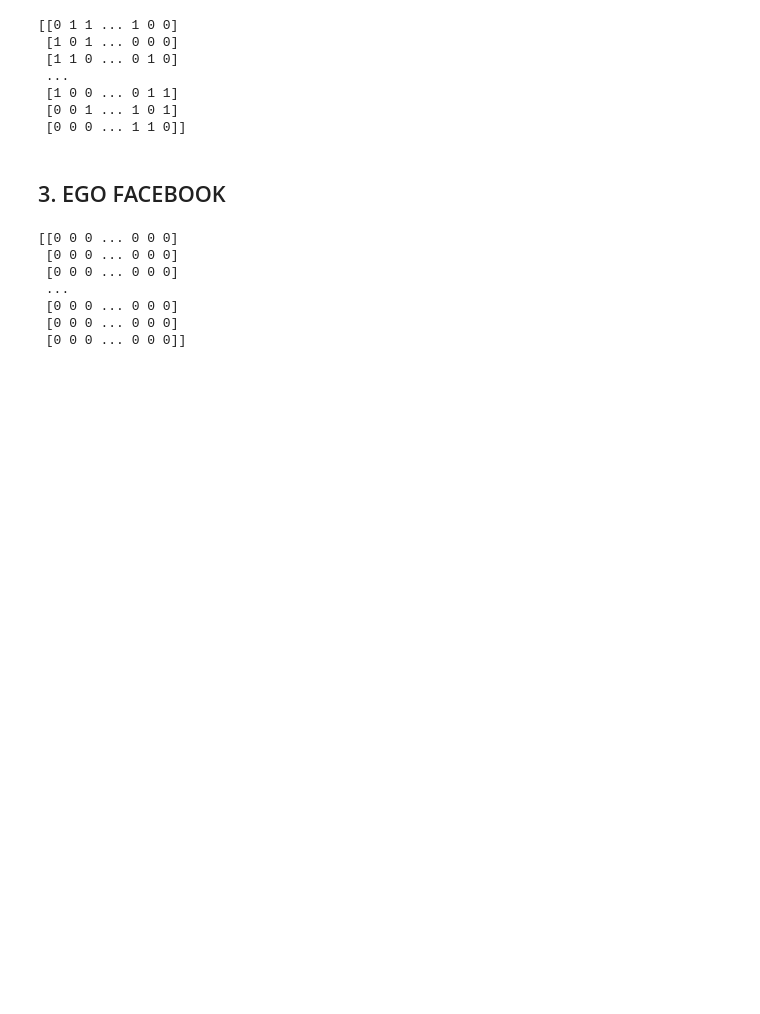
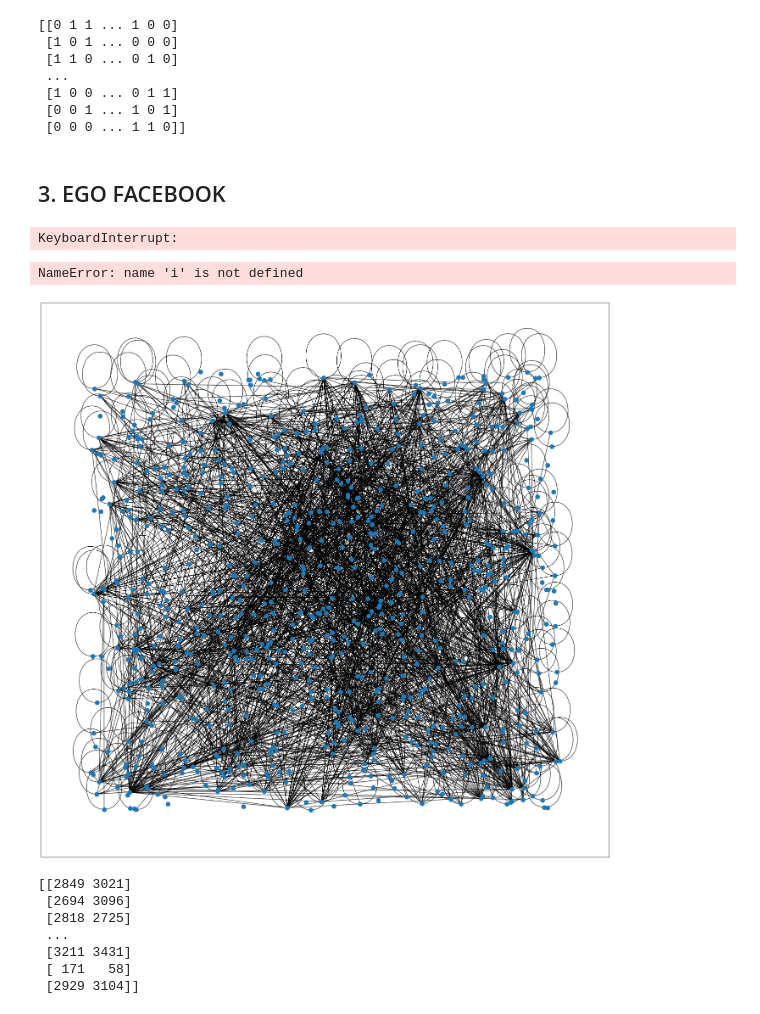
Before and after one commit to gianfrancobtl/tp2-metnum-c2-2022, a Jupyter notebook: notebooks/TP_2_autovalores_autovectores.ipynb, the cells around one changed output. Cells and saved outputs as stored; diff of their text form; code cells hidden in the pictures; blank space fills up the shorter version.

```diff
--- a/notebooks/TP_2_autovalores_autovectores.ipynb
+++ b/notebooks/TP_2_autovalores_autovectores.ipynb
@@ -55,15 +55,72 @@ print(input)
  [0 0 0 ... 1 1 0]]
 # %% [markdown]
 ## 3. EGO FACEBOOK
+# %%
+input = np.loadtxt(TEST_DIR + "ego-facebook.feat", dtype='i', delimiter=' ')
+X = np.delete(input,0,1)
+# print(X)
+
+df = pandas.DataFrame(data=X.astype(float))
+df.to_csv("ego-facebook.txt", sep=' ', header=False, float_format='%.2f', index=False)
+
+# Matriz de similaridad
+D = X @ X.T
+# D_1 = D - np.diag(np.full(D.shape[0],15))
+# print(D)
+
+# Matriz de covarianza
+M_x = (X.T @ X)/(X.shape[0] - 1)
+# print(M_x.shape[0])
+
+# Diagonalizo la matriz de covarianza
+from sympy import *
+M = Matrix(M_x)
+P, D = M.diagonalize()
+D
+# # Guardo matriz de covarianza en archivo .txt
+# df = pandas.DataFrame(data=M_x.astype(float))
+# df.to_csv(TEST_DIR + "covariance-matrix-fb.txt", sep = ' ', header=False, float_format='%.6f', index=False)
+
+# # Obtengo autovalores y autovectores de la matriz de covarianza
+# run_test("covariance-matrix-fb.txt", 100, 0.0001)
+# # w, v = np.linalg.eig(M_x)
+# %% [output]
+KeyboardInterrupt:
+# %%
+# Calculo matriz de adyacencia y grafo de la red
+n = D.shape[0]
+x = np.random.rand(n)
+y = np.random.rand(n)
+X = np.vstack([x,y]).T
+# plt.scatter(x,y);
+
+pos = {i:p for i,p in enumerate(zip(x,y))}
+
+k = 5
+f, axs = plt.subplots(figsize=(24,24))
+min_non_0 = np.min(D[np.nonzero(D)])
+ee = np.concatenate(([0], np.linspace(min_non_0, D.max() * 0.8, k)))
+# for i, u in enumerate(ee):
+u = 7
+# Construir matriz de adyacencia
+A = D > u
+# Construir grafo
+G = nx.from_numpy_array(A)
+# Plotear red
+nx.draw_networkx_nodes(G,pos=pos, node_size=100)
+nx.draw_networkx_edges(G,pos=pos)
+axs[i].tick_params(left=True, bottom=True, labelleft=True, labelbottom=True)
+# %% [output]
+NameError: name 'i' is not defined
+[figure, added]
 # %%
-input = np.loadtxt(TEST_DIR + "ego-facebook.feat", dtype='i', delimiter=' ')
-matrix = np.delete(input,0,1)
-print(matrix)
+input = np.loadtxt(TEST_DIR + "ego-facebook.edges", dtype='i', delimiter=' ')
+print(input)
 # %% [output]
-[[0 0 0 ... 0 0 0]
- [0 0 0 ... 0 0 0]
- [0 0 0 ... 0 0 0]
+[[2849 3021]
+ [2694 3096]
+ [2818 2725]
  ...
- [0 0 0 ... 0 0 0]
- [0 0 0 ... 0 0 0]
- [0 0 0 ... 0 0 0]]
+ [3211 3431]
+ [ 171   58]
+ [2929 3104]]
```
Also changed, not shown: parts of 2 cells of this notebook, 17 other files.
